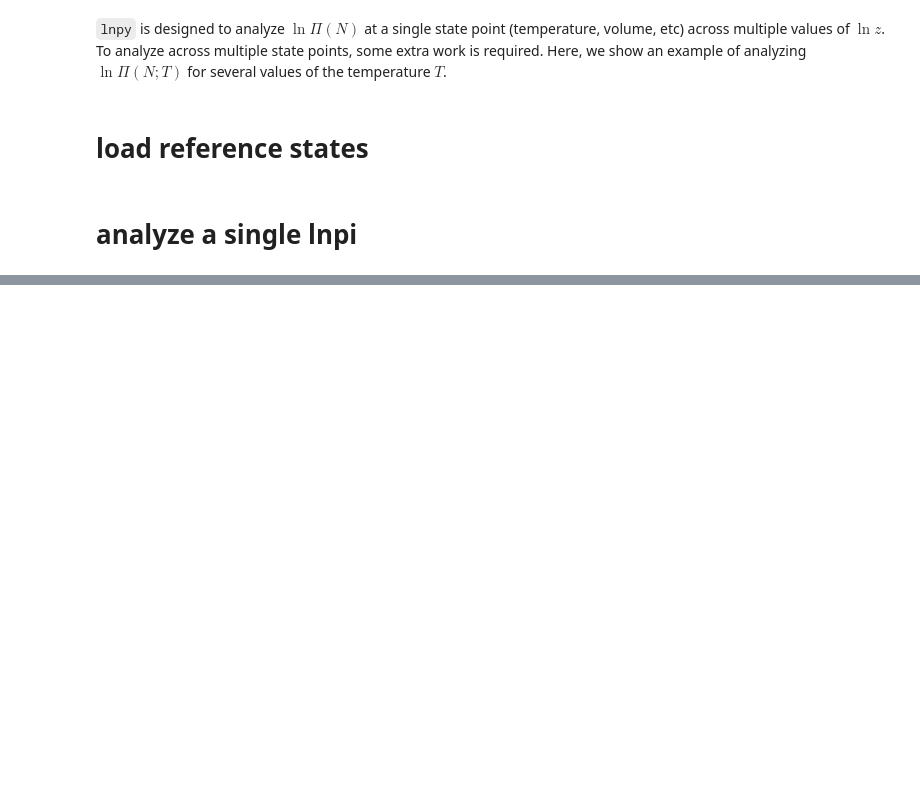
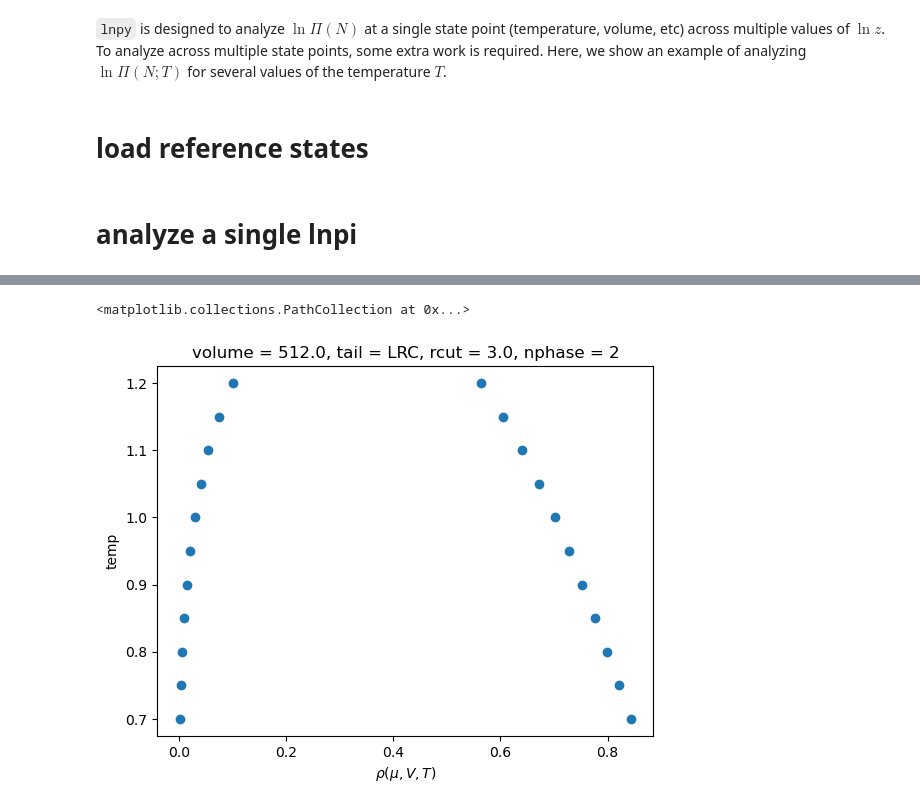
Before and after one commit to wpk-nist-gov/tmmc-lnpy, a Jupyter notebook: examples/multiple_states/Analyzing_multiple_states.ipynb, the cells around one changed output, grey strips where cells are left out. Saved outputs shown, nothing was run; the diff lists cells and outputs as text; code cells hidden in the pictures; blank space fills up the shorter version.

```diff
--- a/examples/multiple_states/Analyzing_multiple_states.ipynb
+++ b/examples/multiple_states/Analyzing_multiple_states.ipynb
@@ -148,0 +175,5 @@ table.to_dataframe()
+# %%
+table.plot.scatter('dens_tot','temp')
+# %% [output]
+<matplotlib.collections.PathCollection at 0x...>
+[figure, added]
```
Also changed, not shown: parts of 8 cells of this notebook, 3 other files.
